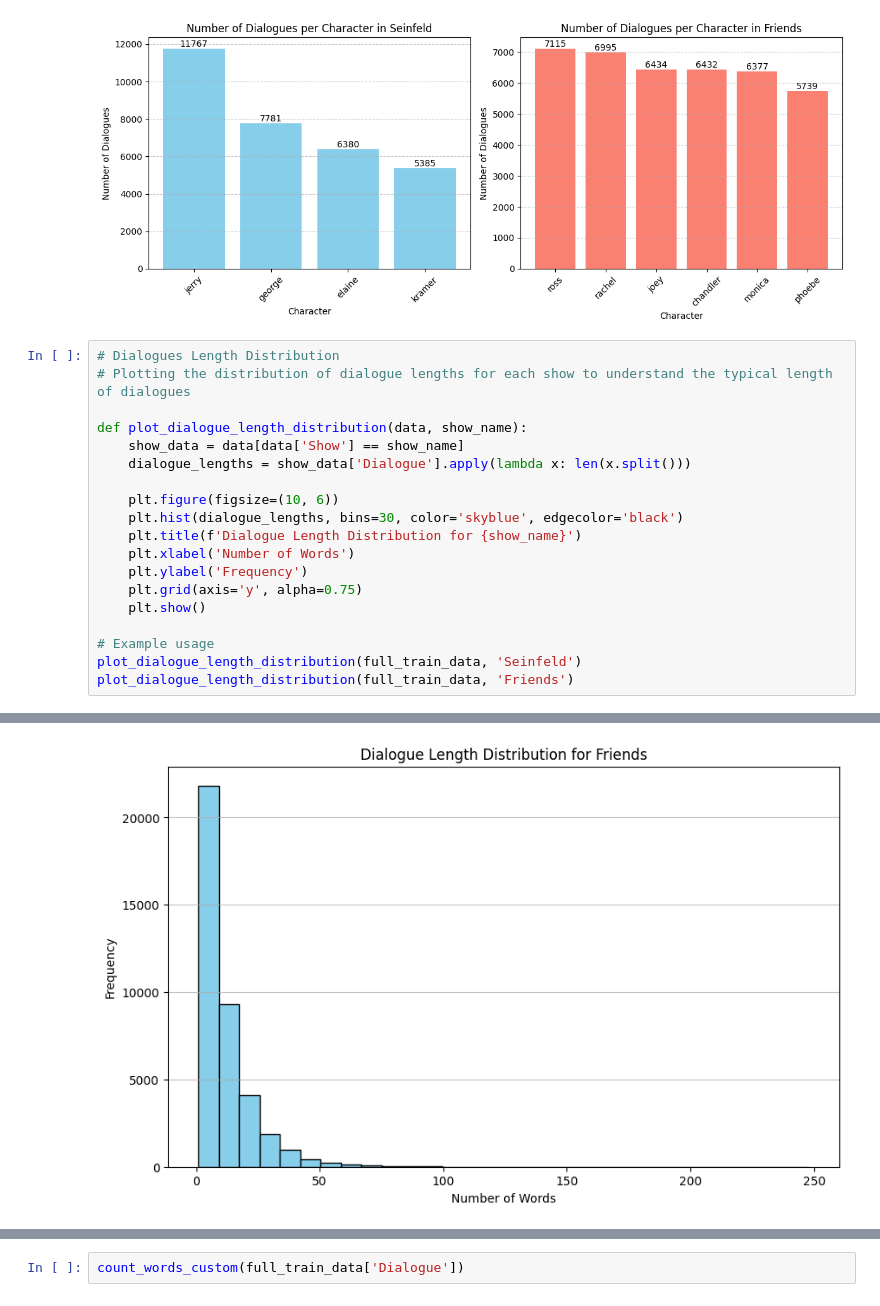
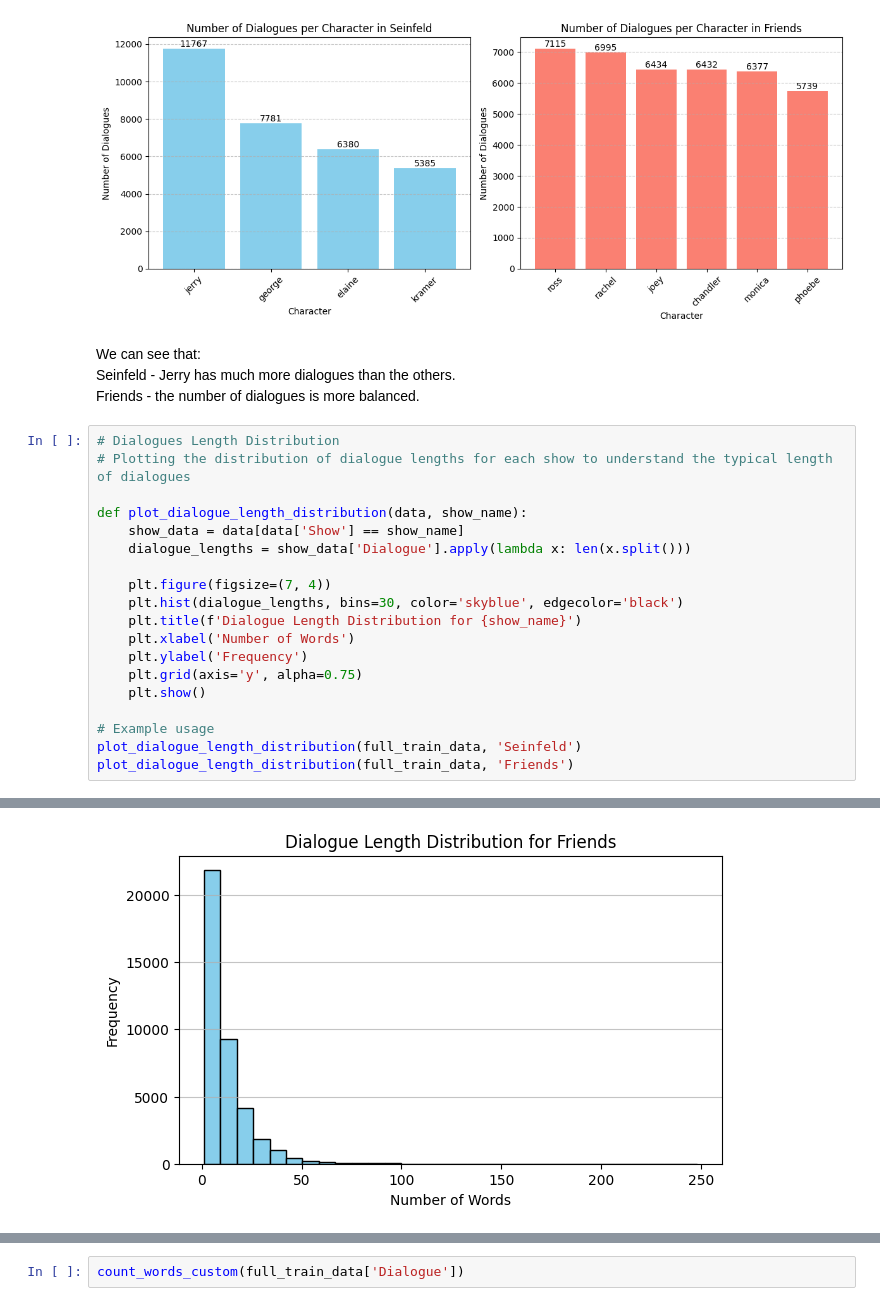
Before and after one commit to EitanBakirov/advanced-ml-dl-course, a Jupyter notebook: Assignment II - NLP/Assignment_II_Group_4.ipynb, the cells around one changed output, grey strips where cells are left out. Cells and saved outputs as stored; diff of their text form.

```diff
--- a/Assignment II - NLP/Assignment_II_Group_4.ipynb
+++ b/Assignment II - NLP/Assignment_II_Group_4.ipynb
@@ -187,6 +235,10 @@ plt.tight_layout()
 plt.show()
 # %% [output]
 [figure]
+# %% [markdown]
+We can see that: <br>
+Seinfeld - Jerry has much more dialogues than the others. <br>
+Friends - the number of dialogues is more balanced.
 # %%
 # Dialogues Length Distribution
 # Plotting the distribution of dialogue lengths for each show to understand the typical length of dialogues
@@ -195,7 +247,7 @@ def plot_dialogue_length_distribution(data, show_name):
     show_data = data[data['Show'] == show_name]
     dialogue_lengths = show_data['Dialogue'].apply(lambda x: len(x.split()))
 
-    plt.figure(figsize=(10, 6))
+    plt.figure(figsize=(7, 4))
     plt.hist(dialogue_lengths, bins=30, color='skyblue', edgecolor='black')
     plt.title(f'Dialogue Length Distribution for {show_name}')
     plt.xlabel('Number of Words')
@@ -211 +263 @@ plot_dialogue_length_distribution(full_train_data, 'Friends')
-[figure, old version]
+[figure, new version]
```
Also changed, not shown: parts of 41 cells of this notebook.
